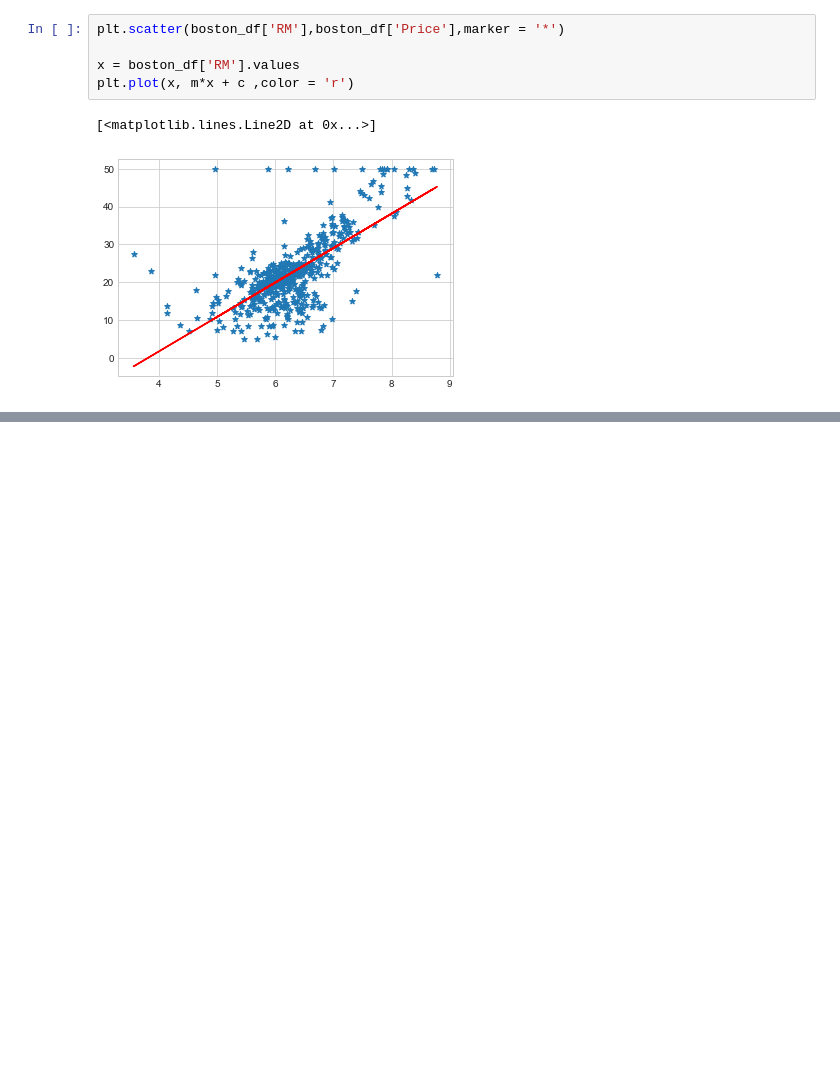
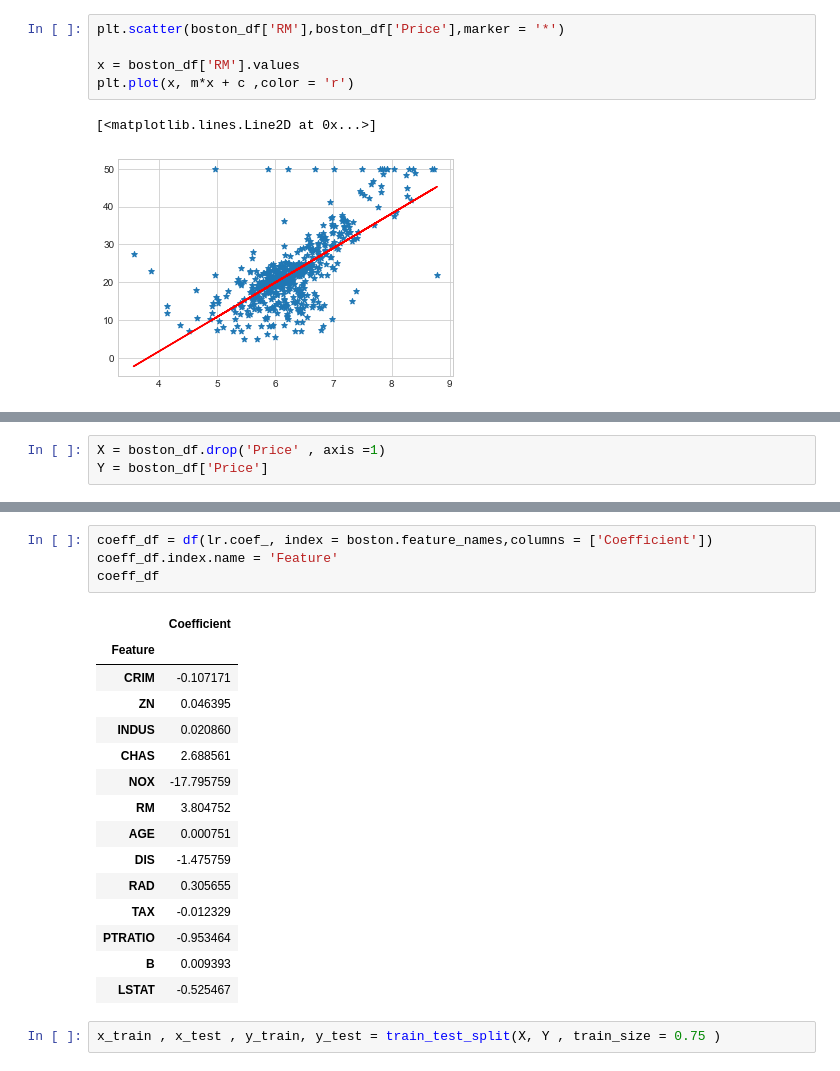
Before and after one commit to sajalsubodh22/machine-learning-udemy, a Jupyter notebook: linear-regression.ipynb, the cells around one changed output, grey strips where cells are left out. Drawn from its saved outputs; the diff is of its cells as text; blank space fills up the shorter version.

```diff
--- a/linear-regression.ipynb
+++ b/linear-regression.ipynb
@@ -158,0 +200,3 @@ plt.plot(x, m*x + c ,color = 'r')
+# %%
+X = boston_df.drop('Price' , axis =1)
+Y = boston_df['Price']
@@ -158,0 +220,22 @@ plt.plot(x, m*x + c ,color = 'r')
+# %%
+coeff_df = df(lr.coef_, index = boston.feature_names,columns = ['Coefficient'])
+coeff_df.index.name = 'Feature'
+coeff_df
+# %% [output]
+|  | Coefficient |
+| Feature |  |
+| CRIM | -0.107171 |
+| ZN | 0.046395 |
+| INDUS | 0.020860 |
+| CHAS | 2.688561 |
+| NOX | -17.795759 |
+| RM | 3.804752 |
+| AGE | 0.000751 |
+| DIS | -1.475759 |
+| RAD | 0.305655 |
+| TAX | -0.012329 |
+| PTRATIO | -0.953464 |
+| B | 0.009393 |
+| LSTAT | -0.525467 |
+# %%
+x_train , x_test , y_train, y_test = train_test_split(X, Y , train_size = 0.75 )
```
Also changed, not shown: parts of 19 cells of this notebook.
